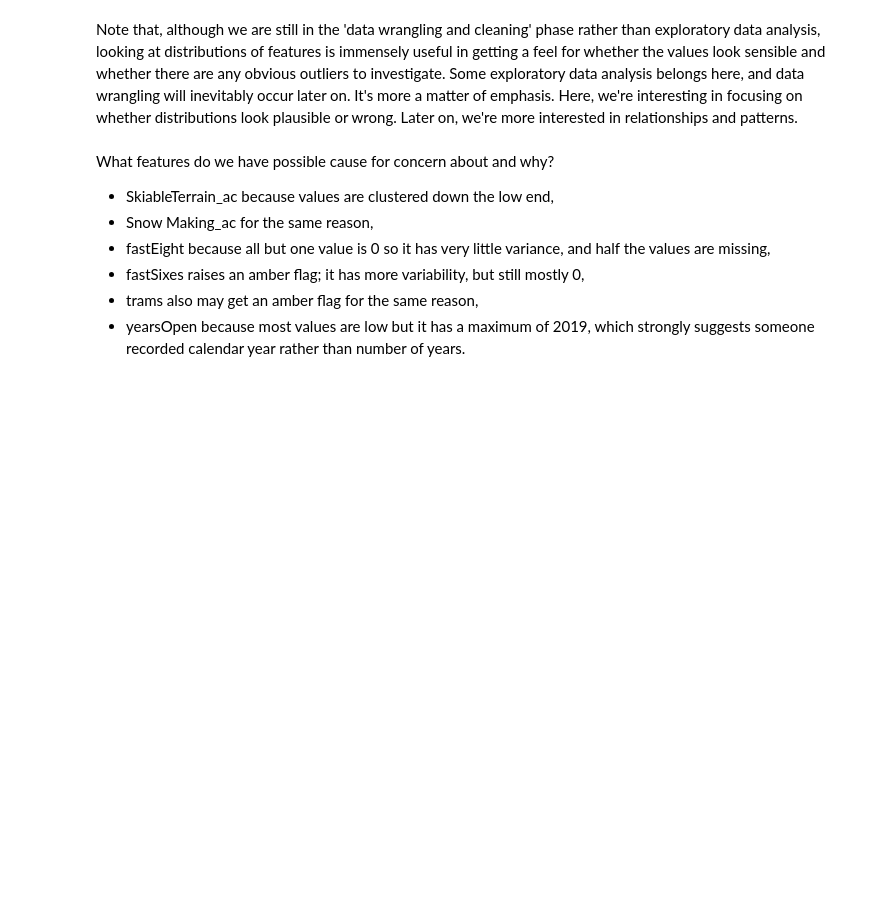
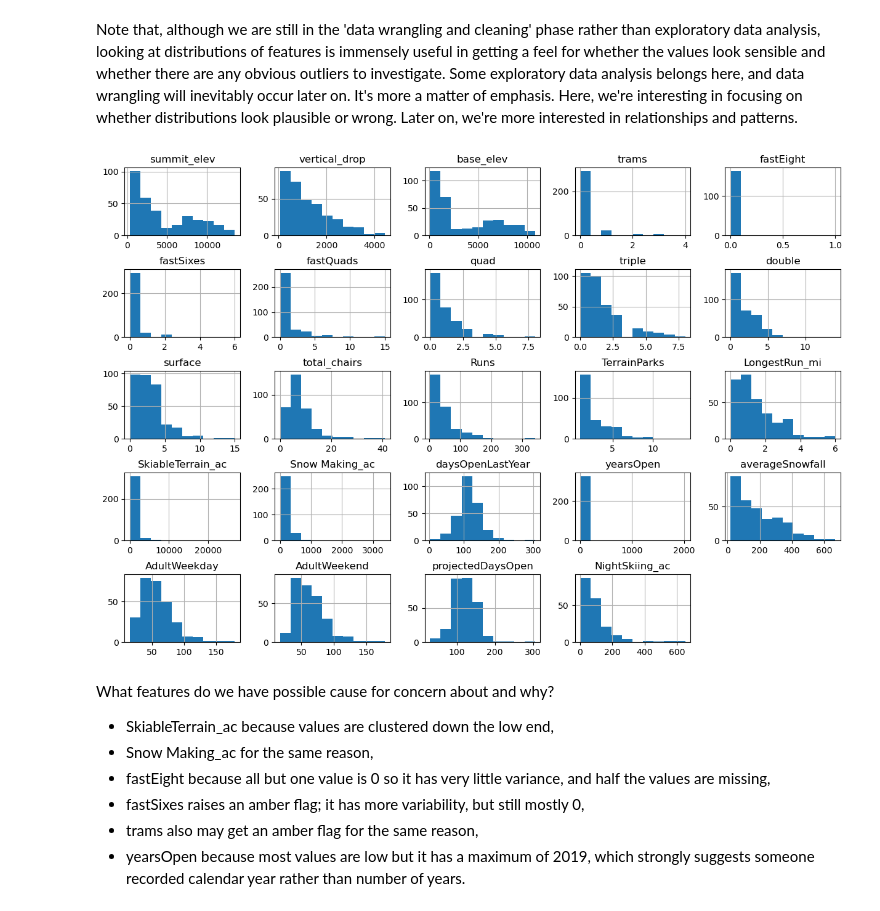
Before and after one commit to IuliiaBolgova/DataScienceGuidedCapstone, a Jupyter notebook: Notebooks/02_data_wrangling.ipynb, the cells around one changed output. Saved outputs shown, nothing was run; the diff lists cells and outputs as text; code cells hidden in the pictures; blank space fills up the shorter version.

```diff
--- a/Notebooks/02_data_wrangling.ipynb
+++ b/Notebooks/02_data_wrangling.ipynb
@@ -474,12 +509,15 @@ Note that, although we are still in the 'data wrangling and cleaning' phase rath
 # %%
 #Code task 18#
 #Call ski_data's `hist` method to plot histograms of each of the numeric features
 #Try passing it an argument figsize=(15,10)
 #Try calling plt.subplots_adjust() with an argument hspace=0.5 to adjust the spacing
 #It's important you create legible and easy-to-read plots
-ski_data.___(___)
+ski_data.hist(figsize=(15, 10))
+plt.subplots_adjust(hspace=0.5);
 #plt.subplots_adjust(hspace=___);
 #Hint: notice how the terminating ';' "swallows" some messy output and leads to a tidier notebook
+# %% [output]
+[figure, added]
 # %% [markdown]
 What features do we have possible cause for concern about and why?
 
```
Also changed, not shown: parts of 33 cells of this notebook.
